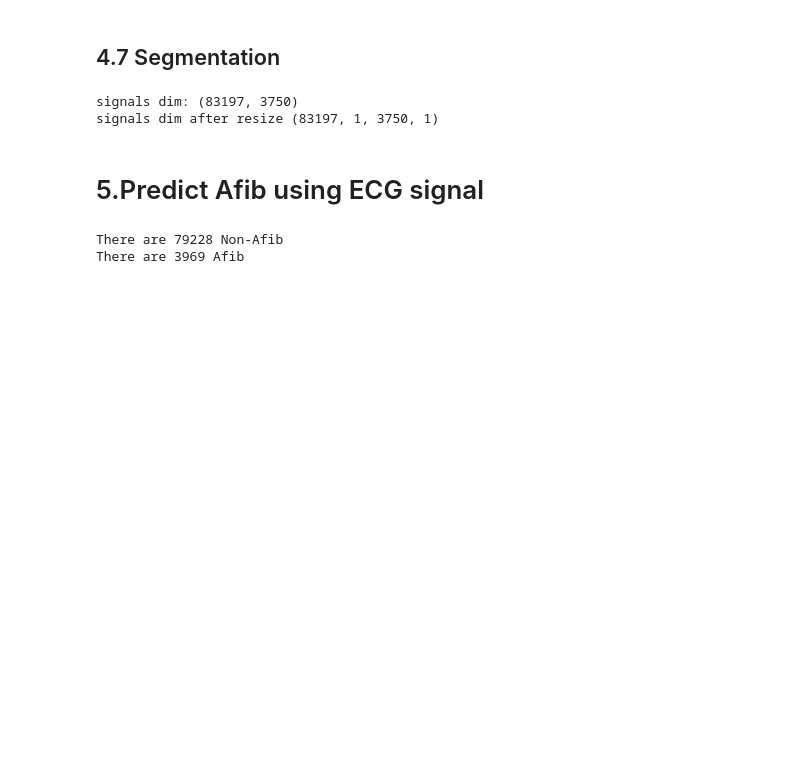
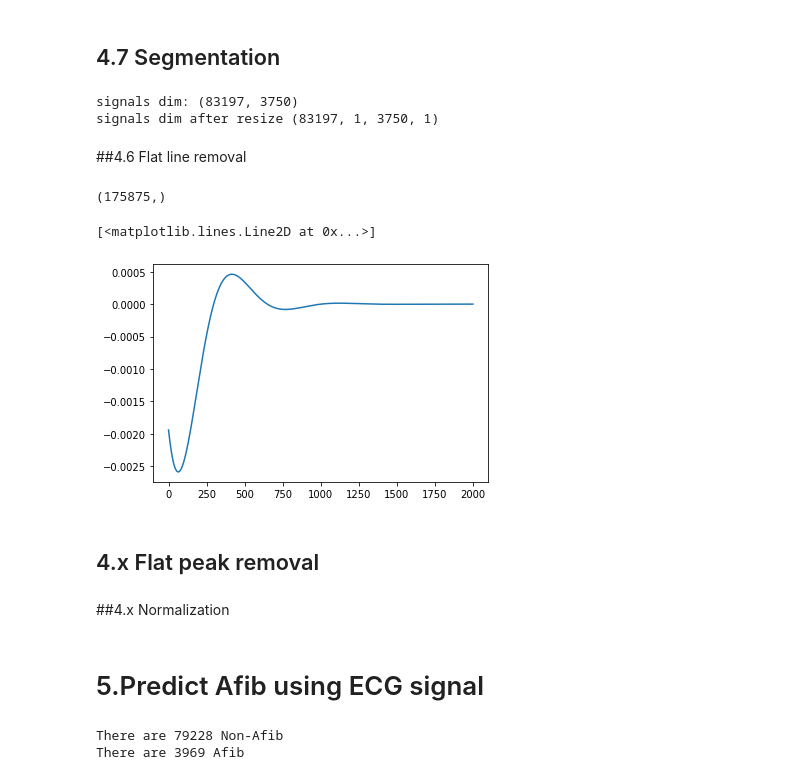
Before and after one commit to supertime1/Afib_PPG, a Jupyter notebook: Afib_Data_Clean.ipynb, the cells around one changed output. Drawn from its saved outputs; the diff is of its cells as text; code cells hidden in the pictures; blank space fills up the shorter version.

```diff
--- a/Afib_Data_Clean.ipynb
+++ b/Afib_Data_Clean.ipynb
@@ -233,3 +216,6 @@ def flat_line(signals,threshhold = 1):
+# %%
+with open('D:WFDB/matched/filtered_ECG_signals_p09.pkl', "rb") as fp:
+  bf_ECG_signals = pickle.load(fp)
 # %% [markdown]
 ## 4.7 Segmentation
 # %%
@@ -254,3 +240,15 @@ print('signals dim after resize', signals.shape)
 # %% [output]
 signals dim: (83197, 3750)
 signals dim after resize (83197, 1, 3750, 1)
+# %% [markdown]
+##4.6 Flat line removal
+# %%
+bf_ECG_signals[1].shape
+# %% [output]
+(175875,)
+# %%
+plt.figure()
+plt.plot(bf_ECG_signals[1][100000:102000])
+# %% [output]
+[<matplotlib.lines.Line2D at 0x...>]
+[figure, added]
@@ -257,3 +285,7 @@ signals dim after resize (83197, 1, 3750, 1)
+# %% [markdown]
+## 4.x Flat peak removal
+# %% [markdown]
+##4.x Normalization
 # %% [markdown]
 # 5.Predict Afib using ECG signal
 # %%
```
Also changed, not shown: parts of 6 cells of this notebook.
